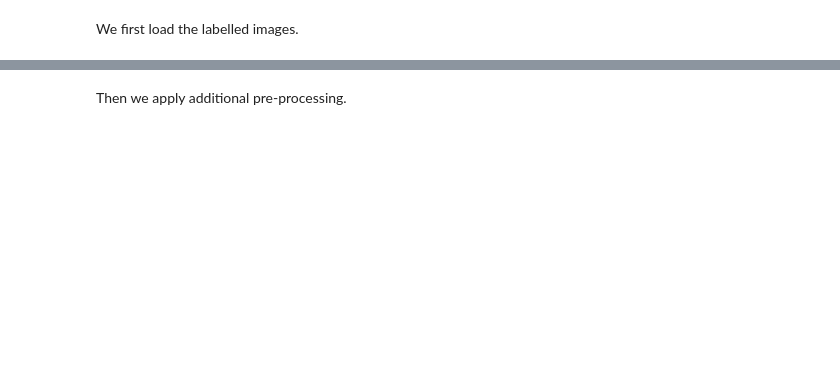
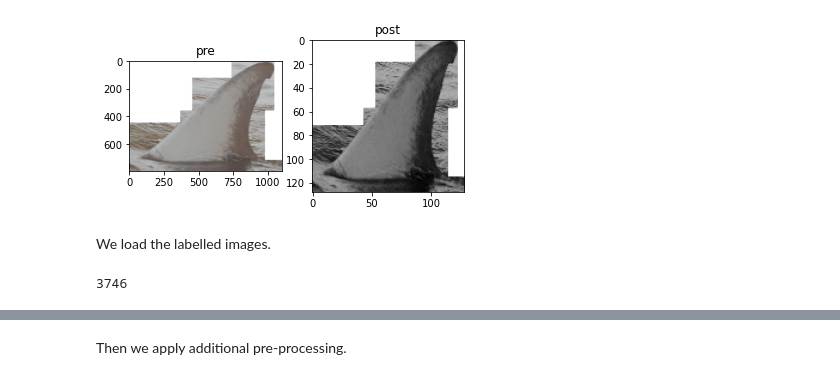
Before and after one commit to JBris/dolphin_segmentation, a Jupyter notebook: notebooks/2_non_parametric_supervised_umap_hdbscan.ipynb, the cells around one changed output, grey strips where cells are left out. Saved outputs shown, nothing was run; the diff lists cells and outputs as text; code cells hidden in the pictures; blank space fills up the shorter version.

```diff
--- a/notebooks/2_non_parametric_supervised_umap_hdbscan.ipynb
+++ b/notebooks/2_non_parametric_supervised_umap_hdbscan.ipynb
@@ -37,5 +72,9 @@ MAX_FILES = 300
+# %%
+preprocess_image(f"{IMAGES_DIR}/0548/HG_130720_0360_E1_CL_AII.png")
+# %% [output]
+[figure, added]
 # %% [markdown]
-We first load the labelled images.
+We load the labelled images.
 # %%
 image_dirs = Path(IMAGES_DIR)
 
@@ -52,0 +91,5 @@ for image_dir in image_dirs.glob('*'):
+# %%
+image_file_len = len(image_files)
+image_file_len
+# %% [output]
+3746
```
Also changed, not shown: parts of 25 cells of this notebook, 3 other files.
